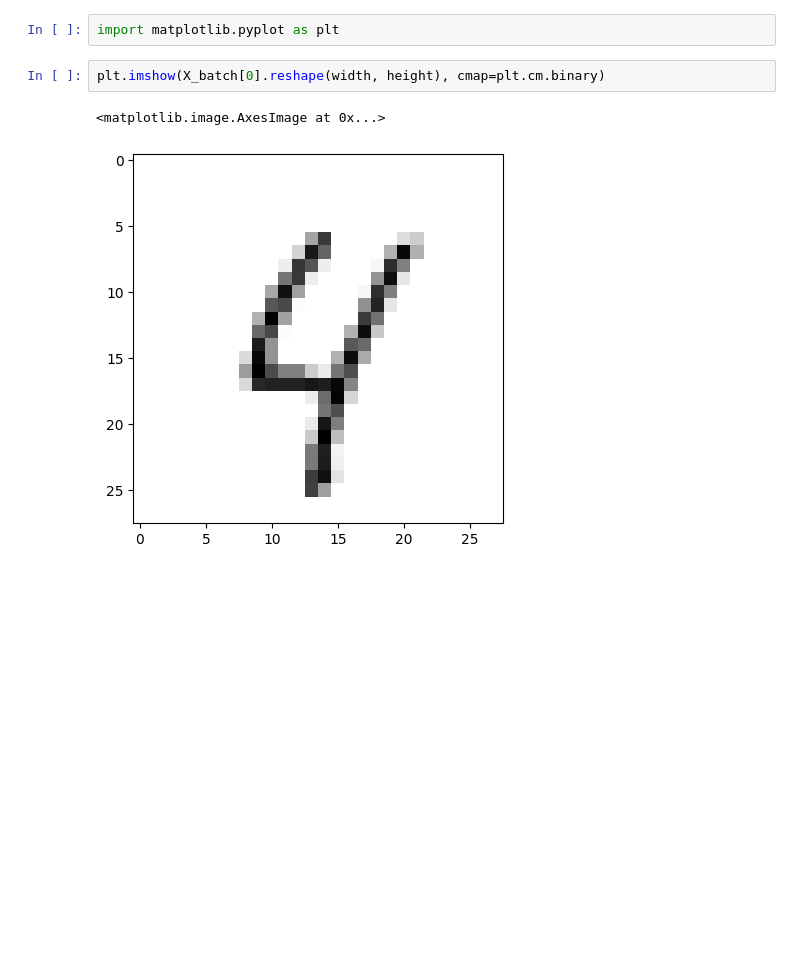
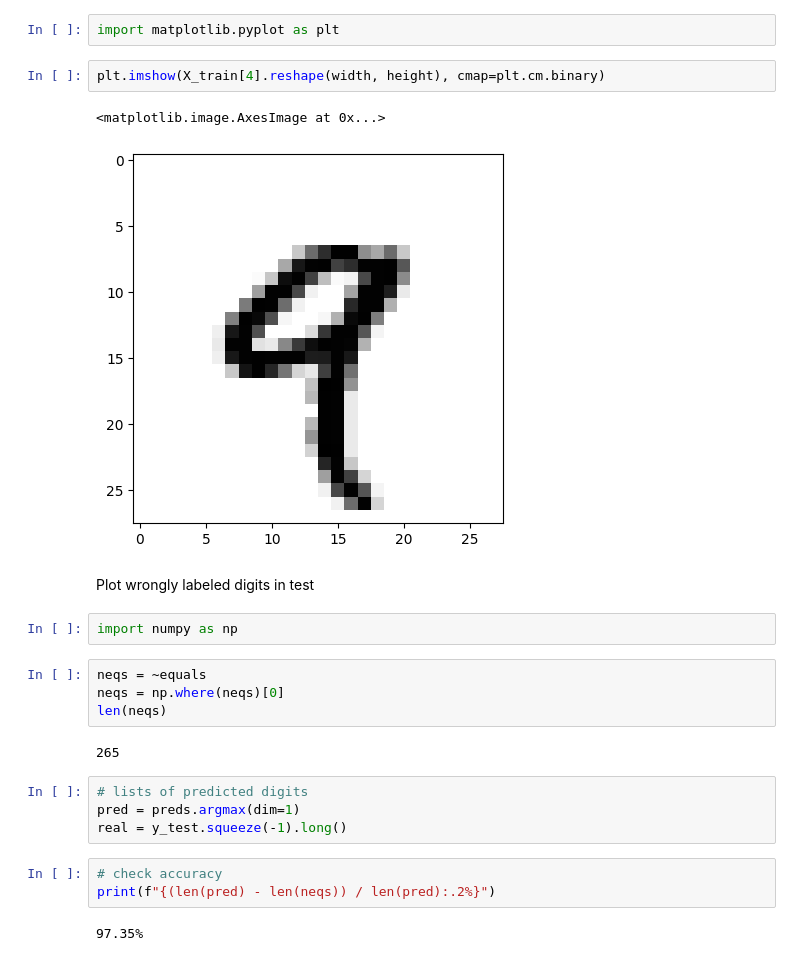
Before and after one commit to camiloakv/deep_dish, a Jupyter notebook: mnist_pytorch.ipynb, the cells around one changed output. Saved outputs shown, nothing was run; the diff lists cells and outputs as text; blank space fills up the shorter version.

```diff
--- a/mnist_pytorch.ipynb
+++ b/mnist_pytorch.ipynb
@@ -195,7 +201,26 @@ test_acc: 97.91667%
 # %%
 import matplotlib.pyplot as plt
 # %%
-plt.imshow(X_batch[0].reshape(width, height), cmap=plt.cm.binary)
+plt.imshow(X_train[4].reshape(width, height), cmap=plt.cm.binary)
 # %% [output]
 <matplotlib.image.AxesImage at 0x...>
-[figure, old version]
+[figure, new version]
+# %% [markdown]
+Plot wrongly labeled digits in test
+# %%
+import numpy as np
+# %%
+neqs = ~equals
+neqs = np.where(neqs)[0]
+len(neqs)
+# %% [output]
+265
+# %%
+# lists of predicted digits
+pred = preds.argmax(dim=1)
+real = y_test.squeeze(-1).long()
+# %%
+# check accuracy
+print(f"{(len(pred) - len(neqs)) / len(pred):.2%}")
+# %% [output]
+97.35%
```
Also changed, not shown: parts of 7 cells of this notebook, 4 other files.
